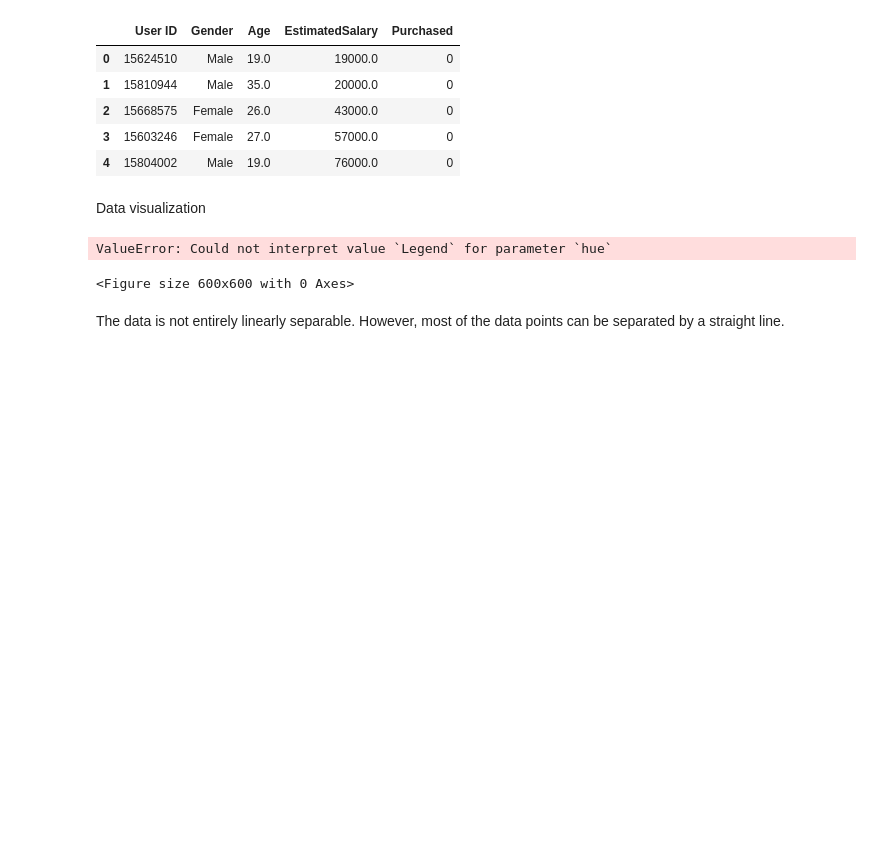
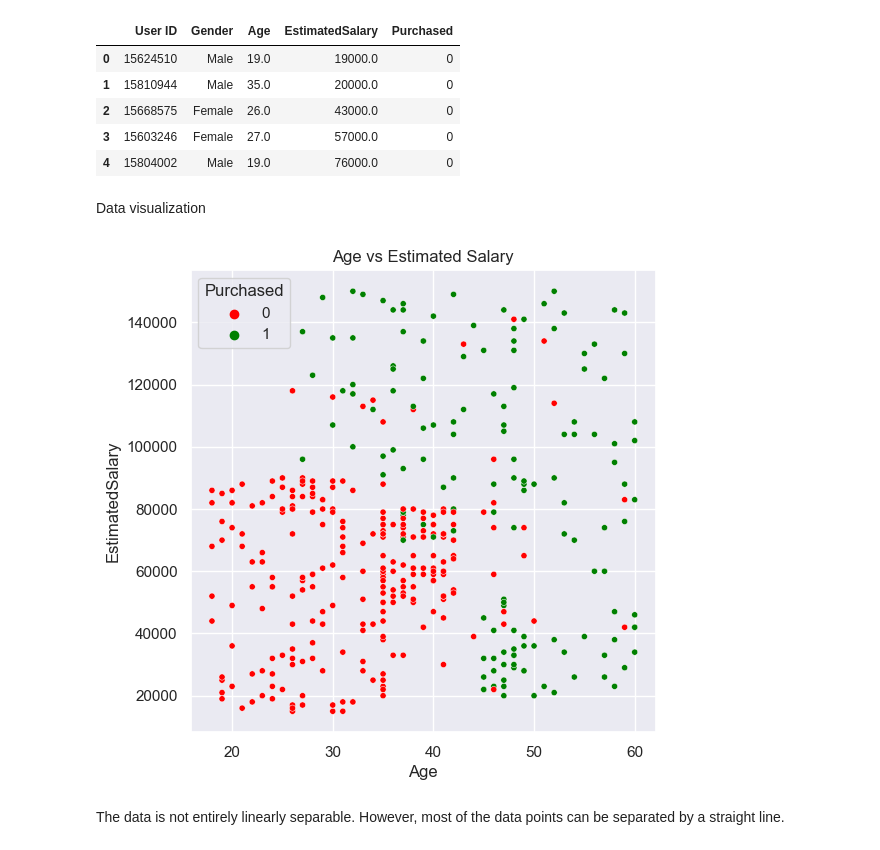
Before and after one commit to adityaprakash-work/DS403-Introduction-to-Statistical-Learning-IIT-Mandi, a Jupyter notebook: DS403_Assignment_4_B20001/Q3/code.ipynb, the cells around one changed output. Drawn from its saved outputs; the diff is of its cells as text; code cells hidden in the pictures; blank space fills up the shorter version.

```diff
--- a/DS403_Assignment_4_B20001/Q3/code.ipynb
+++ b/DS403_Assignment_4_B20001/Q3/code.ipynb
@@ -69,21 +69,20 @@ Data visualization
 # %%
 sns.set(style="darkgrid")
 plt.figure(figsize=(6, 6))
 sns.scatterplot(
     x="Age",
     y="EstimatedSalary",
-    hue="Legend",
+    hue="Purchased",
     data=sna_data,
     palette=["red", "green"],
     s=20,
 )
 
 plt.legend(title="Purchased")
 plt.title("Age vs Estimated Salary")
 plt.show()
 # %% [output]
-ValueError: Could not interpret value `Legend` for parameter `hue`
-<Figure size 600x600 with 0 Axes>
+[figure, added]
 # %% [markdown]
 The data is not entirely linearly separable. However, most of the data points can be separated by a straight line.
 # %%
```
Also changed, not shown: 1 other file.
